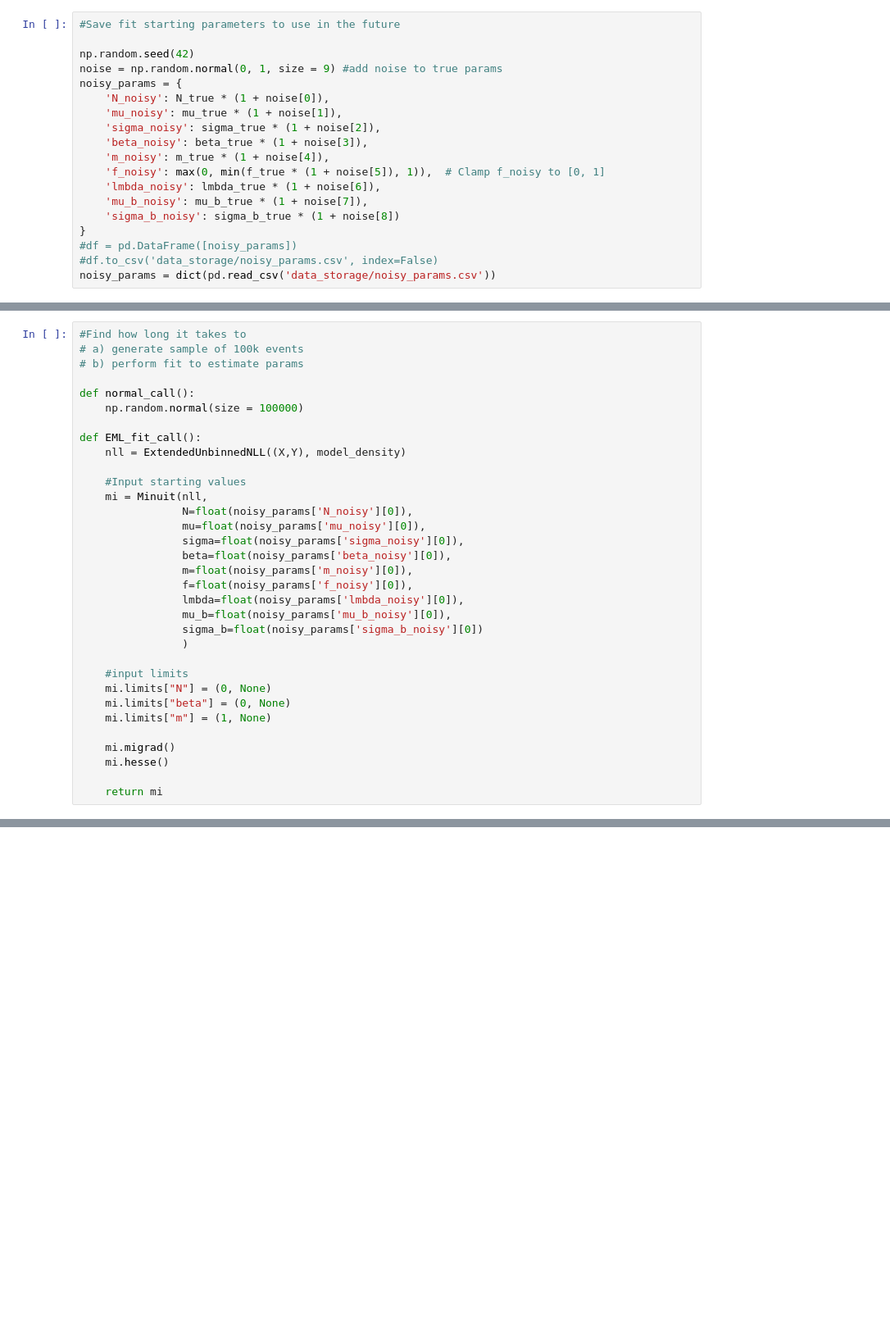
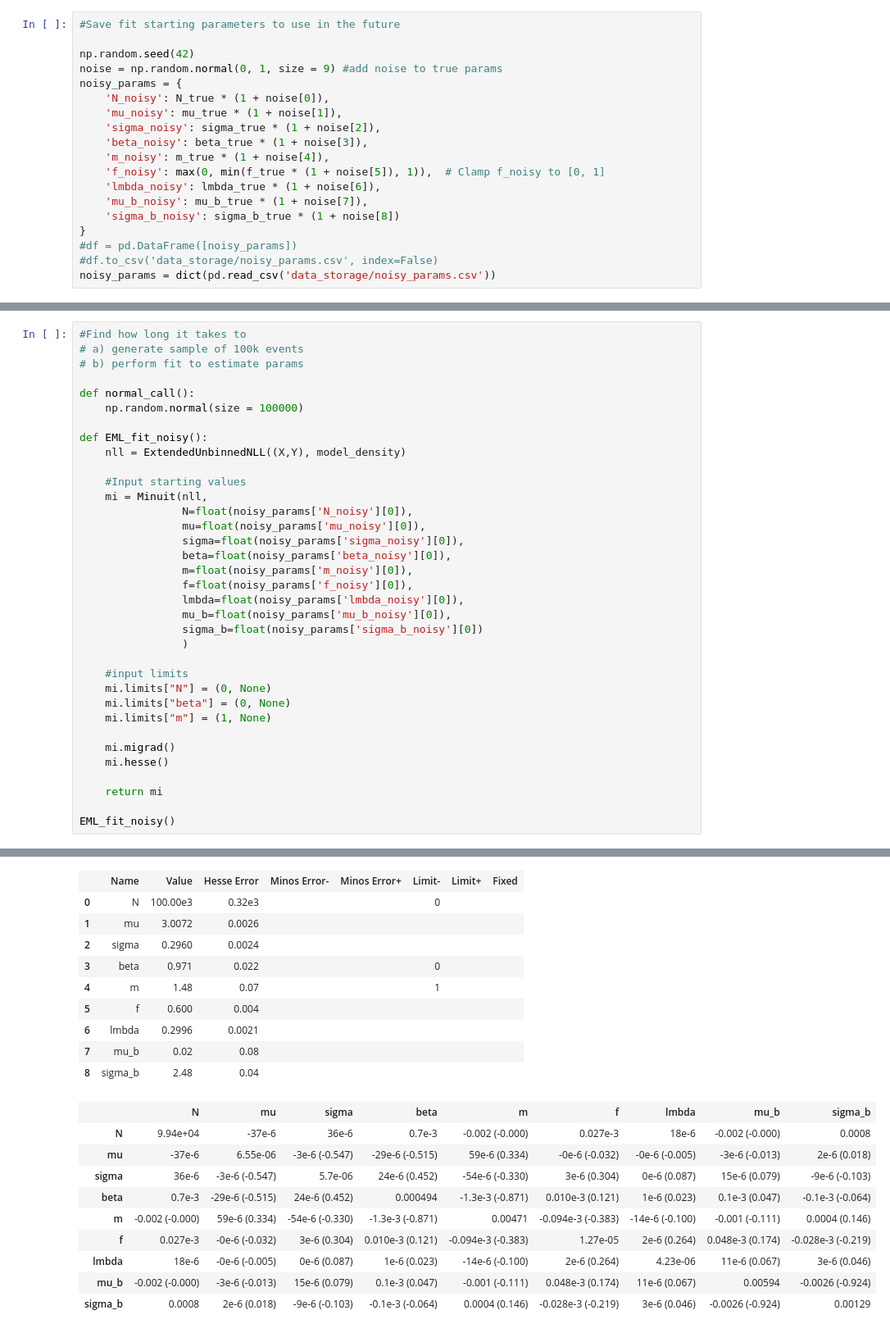
Before and after one commit to elizabethsztan/DIS_S1, a Jupyter notebook: s1_coursework.ipynb, the cells around one changed output, grey strips where cells are left out. Shown at 82% size. Cells and saved outputs as stored; diff of their text form; blank space fills up the shorter version.

```diff
--- a/s1_coursework.ipynb
+++ b/s1_coursework.ipynb
@@ -368,7 +395,7 @@ EML_fit()
 def normal_call():
     np.random.normal(size = 100000)
 
-def EML_fit_call():
+def EML_fit_noisy():
     nll = ExtendedUnbinnedNLL((X,Y), model_density)
 
     #Input starting values
@@ -393,3 +420,6 @@ def EML_fit_call():
     mi.hesse()
 
     return mi
+
+EML_fit_noisy()
+# %% [output]
@@ -396,3 +432,23 @@ def EML_fit_call():
+|  | Name | Value | Hesse Error | Minos Error- | Minos Error+ | Limit- | Limit+ | Fixed |
+| 0 | N | 100.00e3 | 0.32e3 |  |  | 0 |  |  |
+| 1 | mu | 3.0072 | 0.0026 |  |  |  |  |  |
+| 2 | sigma | 0.2960 | 0.0024 |  |  |  |  |  |
+| 3 | beta | 0.971 | 0.022 |  |  | 0 |  |  |
+| 4 | m | 1.48 | 0.07 |  |  | 1 |  |  |
+| 5 | f | 0.600 | 0.004 |  |  |  |  |  |
+| 6 | lmbda | 0.2996 | 0.0021 |  |  |  |  |  |
+| 7 | mu_b | 0.02 | 0.08 |  |  |  |  |  |
+| 8 | sigma_b | 2.48 | 0.04 |  |  |  |  |  |
+|  | N | mu | sigma | beta | m | f | lmbda | mu_b | sigma_b |
+| N | 9.94e+04 | -37e-6 | 36e-6 | 0.7e-3 | -0.002 (-0.000) | 0.027e-3 | 18e-6 | -0.002 (-0.000) | 0.0008 |
+| mu | -37e-6 | 6.55e-06 | -3e-6 (-0.547) | -29e-6 (-0.515) | 59e-6 (0.334) | -0e-6 (-0.032) | -0e-6 (-0.005) | -3e-6 (-0.013) | 2e-6 (0.018) |
+| sigma | 36e-6 | -3e-6 (-0.547) | 5.7e-06 | 24e-6 (0.452) | -54e-6 (-0.330) | 3e-6 (0.304) | 0e-6 (0.087) | 15e-6 (0.079) | -9e-6 (-0.103) |
+| beta | 0.7e-3 | -29e-6 (-0.515) | 24e-6 (0.452) | 0.000494 | -1.3e-3 (-0.871) | 0.010e-3 (0.121) | 1e-6 (0.023) | 0.1e-3 (0.047) | -0.1e-3 (-0.064) |
+| m | -0.002 (-0.000) | 59e-6 (0.334) | -54e-6 (-0.330) | -1.3e-3 (-0.871) | 0.00471 | -0.094e-3 (-0.383) | -14e-6 (-0.100) | -0.001 (-0.111) | 0.0004 (0.146) |
+| f | 0.027e-3 | -0e-6 (-0.032) | 3e-6 (0.304) | 0.010e-3 (0.121) | -0.094e-3 (-0.383) | 1.27e-05 | 2e-6 (0.264) | 0.048e-3 (0.174) | -0.028e-3 (-0.219) |
+| lmbda | 18e-6 | -0e-6 (-0.005) | 0e-6 (0.087) | 1e-6 (0.023) | -14e-6 (-0.100) | 2e-6 (0.264) | 4.23e-06 | 11e-6 (0.067) | 3e-6 (0.046) |
+| mu_b | -0.002 (-0.000) | -3e-6 (-0.013) | 15e-6 (0.079) | 0.1e-3 (0.047) | -0.001 (-0.111) | 0.048e-3 (0.174) | 11e-6 (0.067) | 0.00594 | -0.0026 (-0.924) |
+| sigma_b | 0.0008 | 2e-6 (0.018) | -9e-6 (-0.103) | -0.1e-3 (-0.064) | 0.0004 (0.146) | -0.028e-3 (-0.219) | 3e-6 (0.046) | -0.0026 (-0.924) | 0.00129 |
 # %%
 #Run each of these 100 times
 time_taken_normal = timeit.timeit(normal_call, number = 100)
```
Also changed, not shown: parts of 9 cells of this notebook.
